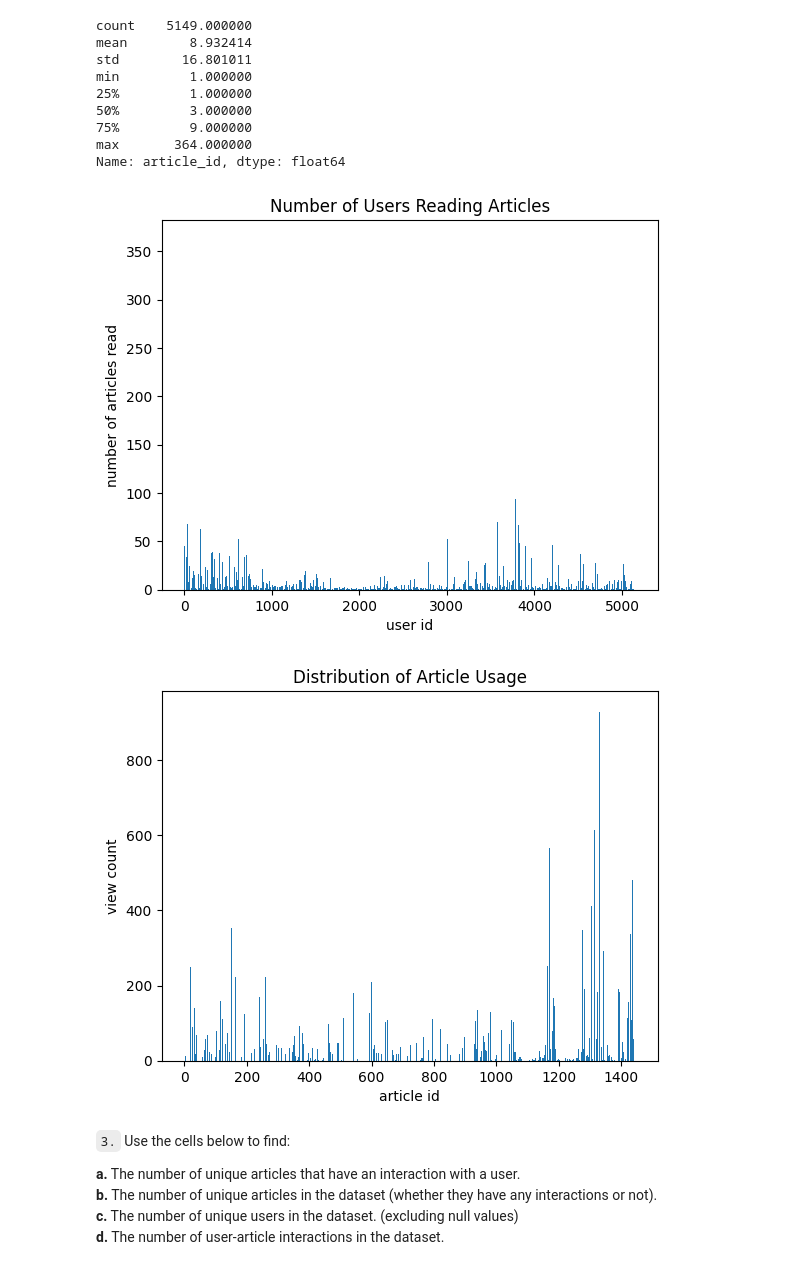
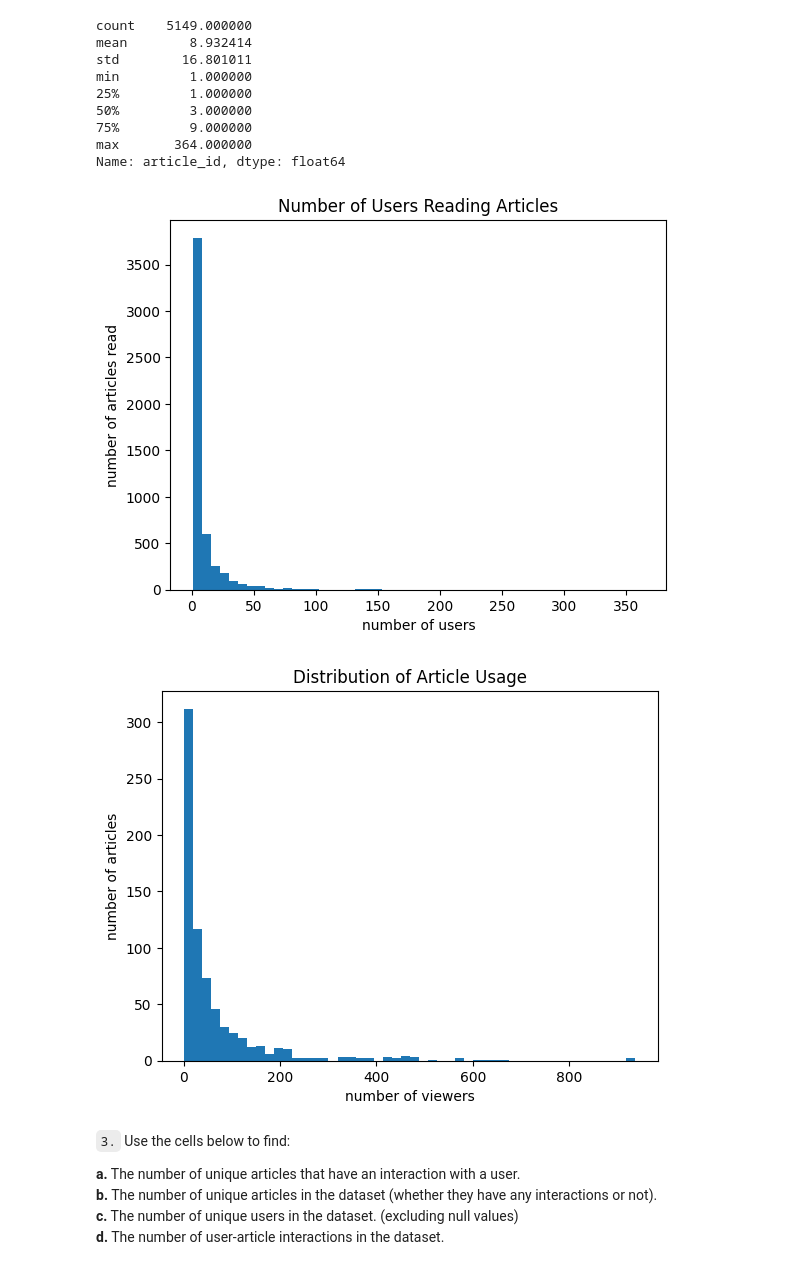
Before and after one commit to weihuapan00/IBM-Recommendation-System, a Jupyter notebook: starter/Recommendations_with_IBM.ipynb, the cells around one changed output. Saved outputs shown, nothing was run; the diff lists cells and outputs as text; code cells hidden in the pictures.

```diff
--- a/starter/Recommendations_with_IBM.ipynb
+++ b/starter/Recommendations_with_IBM.ipynb
@@ -135,23 +135,23 @@ max       364.000000
 Name: article_id, dtype: float64
 # %%
 # Create a plot of the number of articles read by each user
-plt.bar(user_read_atricle.index, user_read_atricle)
-plt.xlabel('user id')
+plt.hist(user_read_atricle, bins=50)
+plt.xlabel('number of users')
 plt.ylabel('number of articles read')
 plt.title('Number of Users Reading Articles')
 plt.show()
 # %% [output]
-[figure, old version]
+[figure, new version]
 # %%
 # Create a plot of the number of times each article was read
 article = df.groupby('article_id').user_id.count()
-plt.bar(article.index, article)
-plt.xlabel('article id')
-plt.ylabel('view count')
+plt.hist(article, bins=50)
+plt.xlabel('number of viewers')
+plt.ylabel('number of articles')
 plt.title('Distribution of Article Usage')
 plt.show()
 # %% [output]
-[figure, old version]
+[figure, new version]
 # %%
 # Fill in the median and maximum number of user_article interactions below
 
```
Also changed, not shown: parts of 10 cells of this notebook, 1 other file.
